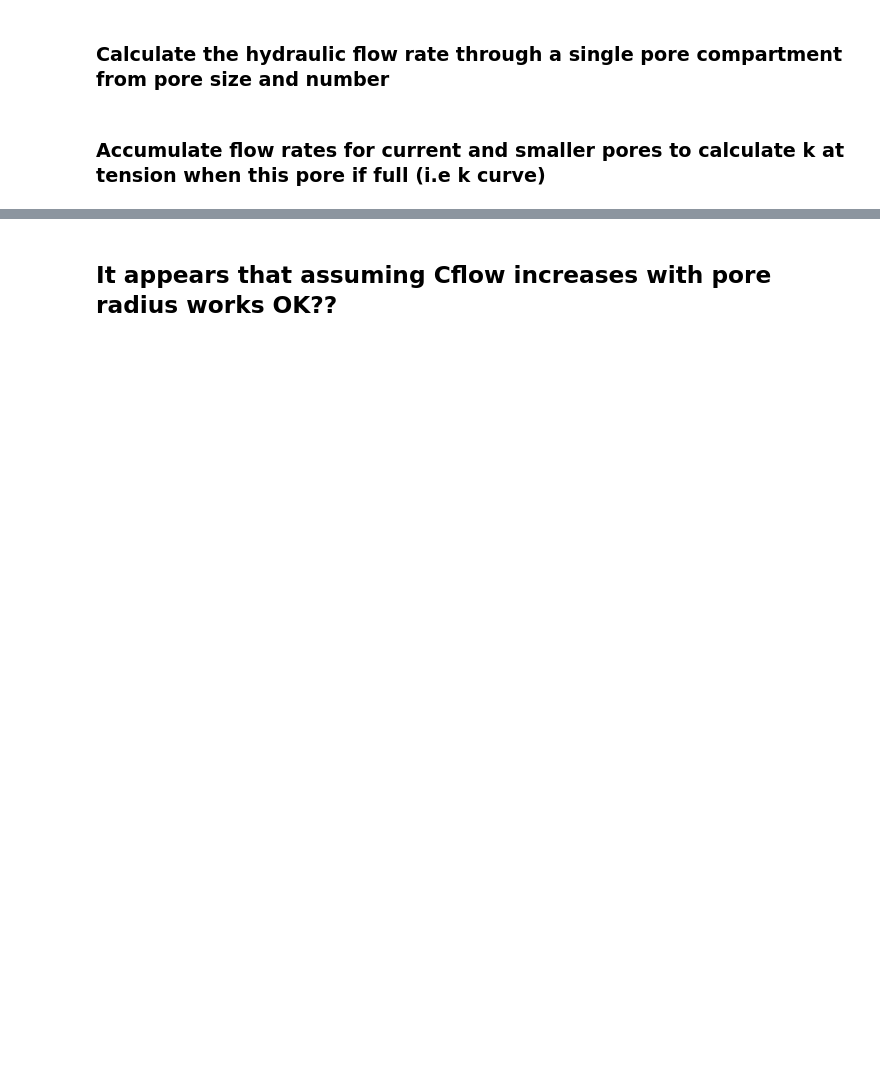
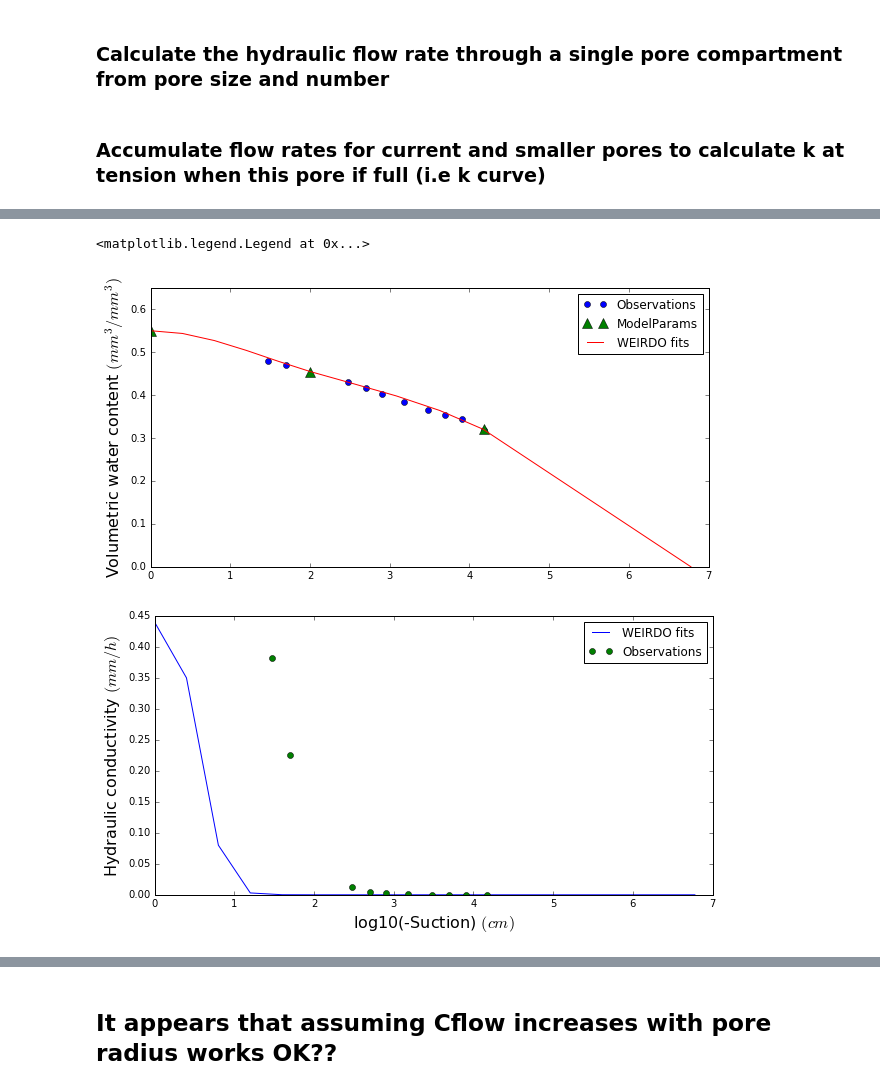
Before and after one commit to PlantandFoodResearch/MultiPoreWater, a Jupyter notebook: KMethod.ipynb, the cells around one changed output, grey strips where cells are left out. Drawn from its saved outputs; the diff is of its cells as text; code cells hidden in the pictures; blank space fills up the shorter version.

```diff
--- a/KMethod.ipynb
+++ b/KMethod.ipynb
@@ -226,0 +225,4 @@ Cflow = plt.figure(figsize=(10,5))
+# %%
+PoreBounds = [ 3000, 1194, 475, 189, 75, 30, 8.6, 2.47, 0.707, 0.202, 0.0005 ]
+
+BoundPSI =  np.divide(-3000,PoreBounds)
@@ -226,0 +367,27 @@ Cflow = plt.figure(figsize=(10,5))
+# %%
+Set = '2360'
+FitSAT = 0.55
+FitDUL = 0.455
+FitLL = 0.32
+
+fig = plt.figure(figsize=(10,5))
+plt.plot(np.log10(GraphData.ix[Set,'preshead']),GraphData.ix[Set,'theta'],'o',label = 'Observations')
+plt.plot(np.log10([1,100,15000]),[FitSAT,FitDUL,FitLL],'^',markersize = 10,label = 'ModelParams')
+plt.plot(np.log10(-BoundPSI),ThetaCurve(FitSAT,FitDUL,FitLL,BoundPSI),label = 'WEIRDO fits')
+plt.ylim(0,0.65)
+plt.ylabel(r'Volumetric water content $(mm^3/mm^3)$',fontsize=16)
+plt.legend()
+
+FitFrame = MakeConductivityFrame(FitSAT,FitDUL,FitLL)
+
+ymax = 10
+fig = plt.figure(figsize=(10,5))
+plt.plot(np.log10(-FitFrame.ix[:,'PsiUpper']),FitFrame.ix[:,'CumCapil'],label = 'WEIRDO fits')
+plt.plot(np.log10(GraphData.ix[Set,'preshead']),GraphData.ix[Set,'conductivity']*10/24,'o', label = 'Observations')
+plt.xlabel(r'log10(-Suction) $(cm)$',fontsize=16)
+plt.ylabel(r'Hydraulic conductivity $(mm/h)$',fontsize=16)
+plt.legend()
+# %% [output]
+<matplotlib.legend.Legend at 0x...>
+[figure, added]
+[figure, added]
```
Also changed, not shown: parts of 28 cells of this notebook.
